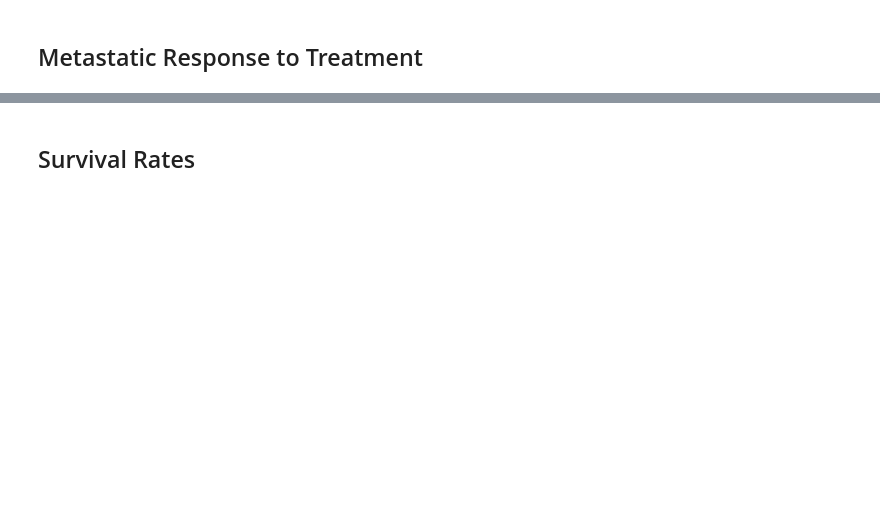
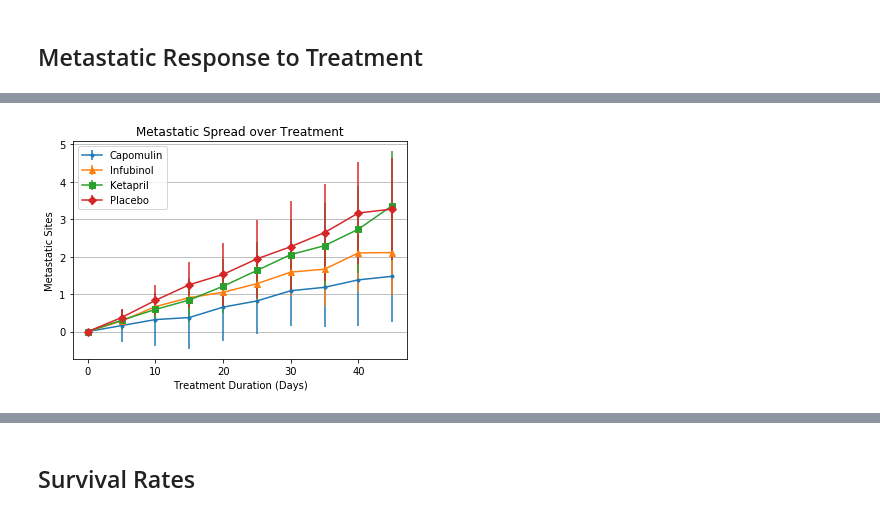
Before and after one commit to ngjames08/homework, a Jupyter notebook: assignment_5/matplotlib-challenge/Pymaceuticals/pymaceuticals_starter.ipynb, the cells around one changed output, grey strips where cells are left out. Saved outputs shown, nothing was run; the diff lists cells and outputs as text; code cells hidden in the pictures; blank space fills up the shorter version.

```diff
--- a/assignment_5/matplotlib-challenge/Pymaceuticals/pymaceuticals_starter.ipynb
+++ b/assignment_5/matplotlib-challenge/Pymaceuticals/pymaceuticals_starter.ipynb
@@ -153,6 +155,11 @@ plt.show()
 # %%
 # Store the Mean Met. Site Data Grouped by Drug and Timepoint
 
+met_df = combined_df[['Drug', 'Timepoint',"Metastatic Sites"]]
+met_df.groupby(['Drug','Timepoint'],as_index=False).mean()
+
 # Convert to DataFrame
 
+met_mean = met_df.groupby(['Drug','Timepoint'],as_index=False).mean()
 # Preview DataFrame
+met_mean.head()
@@ -174,0 +208,3 @@ plt.show()
+# %%
+met_mean_reformat = met_mean.pivot(index='Timepoint',columns='Drug')["Metastatic Sites"]
+met_mean_reformat.head()
@@ -175,3 +234,21 @@ plt.show()
+# %%
+# Generate the Plot (with Error Bars)
+
+plt.errorbar(met_mean_reformat.index, met_mean_reformat['Capomulin'],yerr = error_reformat['Capomulin'],marker=".")
+plt.errorbar(met_mean_reformat.index, met_mean_reformat['Infubinol'],yerr = error_reformat['Infubinol'],marker="^")
+plt.errorbar(met_mean_reformat.index, met_mean_reformat['Ketapril'],yerr = error_reformat['Ketapril'],marker="s")
+plt.errorbar(met_mean_reformat.index, met_mean_reformat['Placebo'],yerr = error_reformat['Placebo'],marker="D")
+plt.title('Metastatic Spread over Treatment')
+plt.xlabel("Treatment Duration (Days)")
+plt.ylabel('Metastatic Sites')
+plt.legend(['Capomulin','Infubinol','Ketapril','Placebo'])
+plt.grid(axis='y')
+# Save the Figure
+
+# Show the Figure
+plt.show()
+# %% [output]
+[figure, added]
 # %% [markdown]
 ![Metastatic Spread During Treatment](../Images/spread.png)
 # %% [markdown]
```
Also changed, not shown: parts of 18 cells of this notebook.
